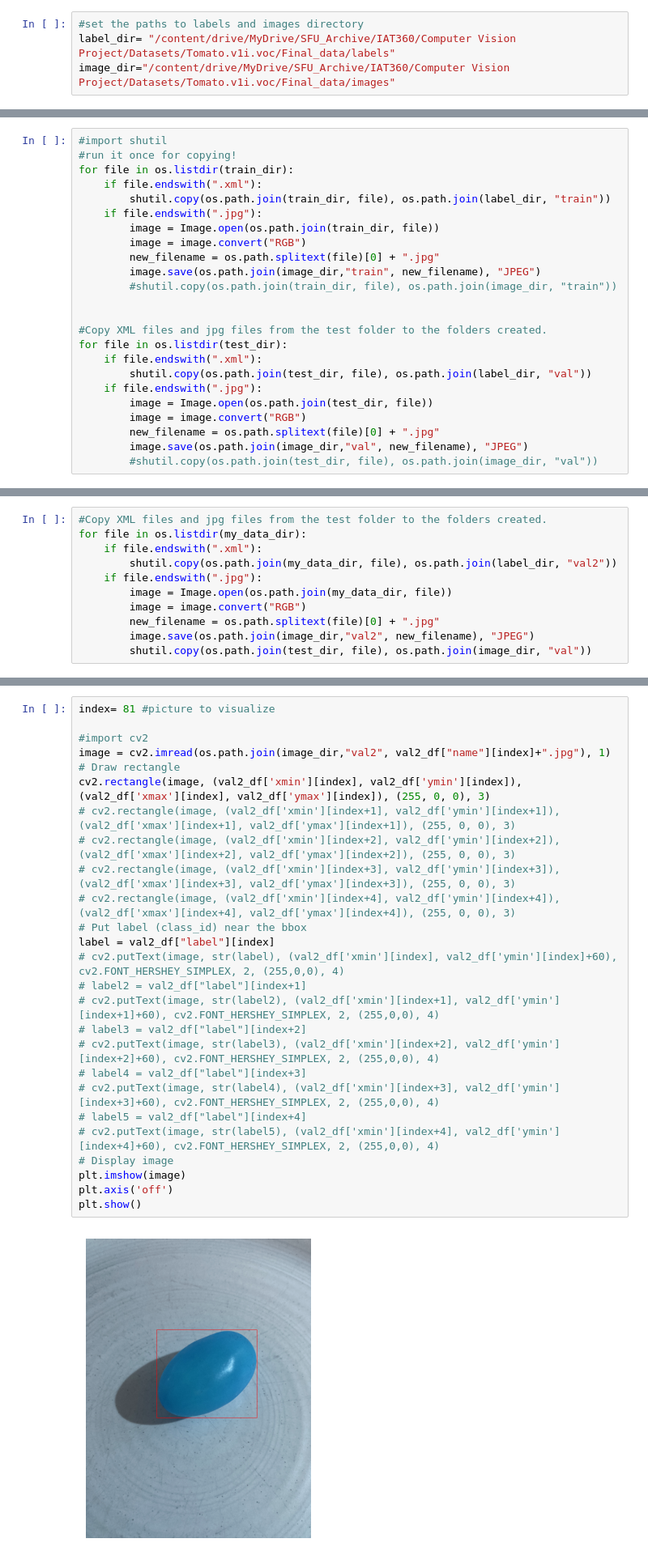
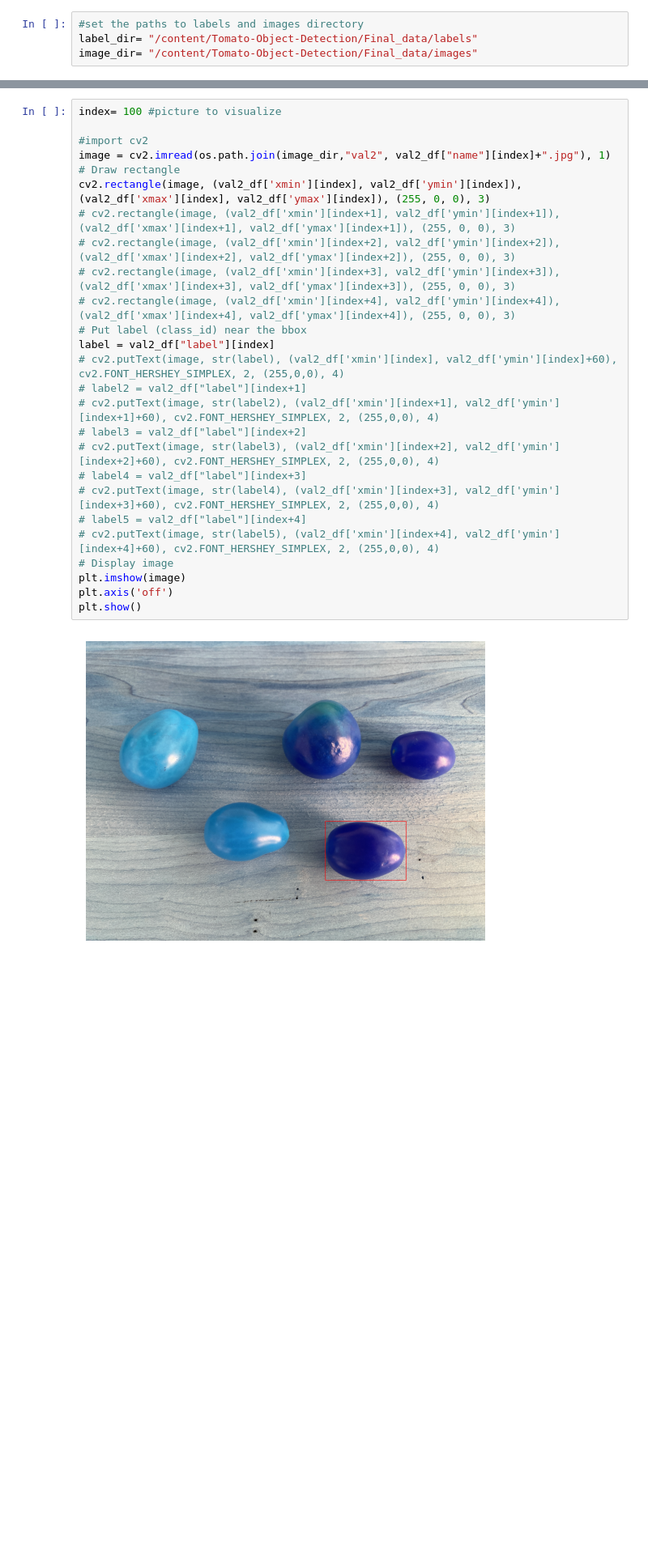
Before and after one commit to jaspergass/Tomato-Object-Detection, a Jupyter notebook: Tomato_Object_Detection2.ipynb, the cells around one changed output, grey strips where cells are left out. Shown at 81% size. Cells and saved outputs as stored; diff of their text form; blank space fills up the shorter version.

Commit message:
Loaded git repo into colab, modified paths

```diff
--- a/Tomato_Object_Detection2.ipynb
+++ b/Tomato_Object_Detection2.ipynb
@@ -55,4 +38,4 @@ os.makedirs('/content/drive/MyDrive/SFU_Archive/IAT360/Computer Vision Project/D
 # %%
 #set the paths to labels and images directory
-label_dir= "/content/drive/MyDrive/SFU_Archive/IAT360/Computer Vision Project/Datasets/Tomato.v1i.voc/Final_data/labels"
-image_dir="/content/drive/MyDrive/SFU_Archive/IAT360/Computer Vision Project/Datasets/Tomato.v1i.voc/Final_data/images"
+label_dir= "/content/Tomato-Object-Detection/Final_data/labels"
+image_dir= "/content/Tomato-Object-Detection/Final_data/images"
@@ -61,24 +41,0 @@ Copy XML files and jpg files from the train folder to the folders created.
-# %%
-#import shutil
-#run it once for copying!
-for file in os.listdir(train_dir):
-    if file.endswith(".xml"):
-        shutil.copy(os.path.join(train_dir, file), os.path.join(label_dir, "train"))
-    if file.endswith(".jpg"):
-        image = Image.open(os.path.join(train_dir, file))
-        image = image.convert("RGB")
-        new_filename = os.path.splitext(file)[0] + ".jpg"
-        image.save(os.path.join(image_dir,"train", new_filename), "JPEG")
-        #shutil.copy(os.path.join(train_dir, file), os.path.join(image_dir, "train"))
-
-
-#Copy XML files and jpg files from the test folder to the folders created.
-for file in os.listdir(test_dir):
-    if file.endswith(".xml"):
-        shutil.copy(os.path.join(test_dir, file), os.path.join(label_dir, "val"))
-    if file.endswith(".jpg"):
-        image = Image.open(os.path.join(test_dir, file))
-        image = image.convert("RGB")
-        new_filename = os.path.splitext(file)[0] + ".jpg"
-        image.save(os.path.join(image_dir,"val", new_filename), "JPEG")
-        #shutil.copy(os.path.join(test_dir, file), os.path.join(image_dir, "val"))
@@ -87,14 +42,3 @@ For our added data:
-# %%
-#Copy XML files and jpg files from the test folder to the folders created.
-for file in os.listdir(my_data_dir):
-    if file.endswith(".xml"):
-        shutil.copy(os.path.join(my_data_dir, file), os.path.join(label_dir, "val2"))
-    if file.endswith(".jpg"):
-        image = Image.open(os.path.join(my_data_dir, file))
-        image = image.convert("RGB")
-        new_filename = os.path.splitext(file)[0] + ".jpg"
-        image.save(os.path.join(image_dir,"val2", new_filename), "JPEG")
-        shutil.copy(os.path.join(test_dir, file), os.path.join(image_dir, "val"))
 # %% [markdown]
 Visualizing some sample pictures from the dataset
 # %%
@@ -365,33 +309,33 @@ plt.show()
 # %% [markdown]
 Visualizing some images from our data
 # %%
-index= 81 #picture to visualize
+index= 100 #picture to visualize
 
 #import cv2
 image = cv2.imread(os.path.join(image_dir,"val2", val2_df["name"][index]+".jpg"), 1)
 # Draw rectangle
 cv2.rectangle(image, (val2_df['xmin'][index], val2_df['ymin'][index]), (val2_df['xmax'][index], val2_df['ymax'][index]), (255, 0, 0), 3)
 # cv2.rectangle(image, (val2_df['xmin'][index+1], val2_df['ymin'][index+1]), (val2_df['xmax'][index+1], val2_df['ymax'][index+1]), (255, 0, 0), 3)
 # cv2.rectangle(image, (val2_df['xmin'][index+2], val2_df['ymin'][index+2]), (val2_df['xmax'][index+2], val2_df['ymax'][index+2]), (255, 0, 0), 3)
 # cv2.rectangle(image, (val2_df['xmin'][index+3], val2_df['ymin'][index+3]), (val2_df['xmax'][index+3], val2_df['ymax'][index+3]), (255, 0, 0), 3)
 # cv2.rectangle(image, (val2_df['xmin'][index+4], val2_df['ymin'][index+4]), (val2_df['xmax'][index+4], val2_df['ymax'][index+4]), (255, 0, 0), 3)
 # Put label (class_id) near the bbox
 label = val2_df["label"][index]
 # cv2.putText(image, str(label), (val2_df['xmin'][index], val2_df['ymin'][index]+60), cv2.FONT_HERSHEY_SIMPLEX, 2, (255,0,0), 4)
 # label2 = val2_df["label"][index+1]
 # cv2.putText(image, str(label2), (val2_df['xmin'][index+1], val2_df['ymin'][index+1]+60), cv2.FONT_HERSHEY_SIMPLEX, 2, (255,0,0), 4)
 # label3 = val2_df["label"][index+2]
 # cv2.putText(image, str(label3), (val2_df['xmin'][index+2], val2_df['ymin'][index+2]+60), cv2.FONT_HERSHEY_SIMPLEX, 2, (255,0,0), 4)
 # label4 = val2_df["label"][index+3]
 # cv2.putText(image, str(label4), (val2_df['xmin'][index+3], val2_df['ymin'][index+3]+60), cv2.FONT_HERSHEY_SIMPLEX, 2, (255,0,0), 4)
 # label5 = val2_df["label"][index+4]
 # cv2.putText(image, str(label5), (val2_df['xmin'][index+4], val2_df['ymin'][index+4]+60), cv2.FONT_HERSHEY_SIMPLEX, 2, (255,0,0), 4)
 # Display image
 plt.imshow(image)
 plt.axis('off')
 plt.show()
 # %% [output]
-[figure, old version]
+[figure, new version]
 # %%
 train_df["name"][index]
 filtered_df = train_df[train_df['name'] == train_df["name"][index]]
```
Also changed, not shown: parts of 16 cells of this notebook.
